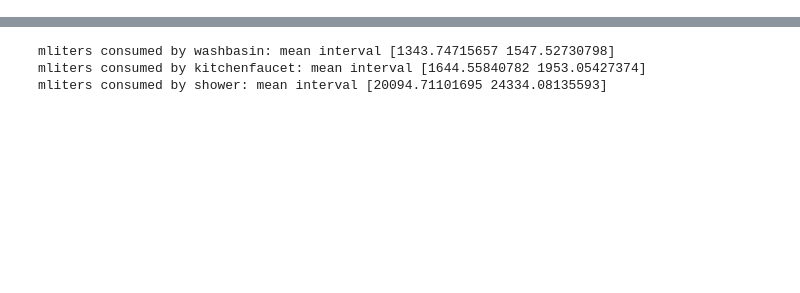
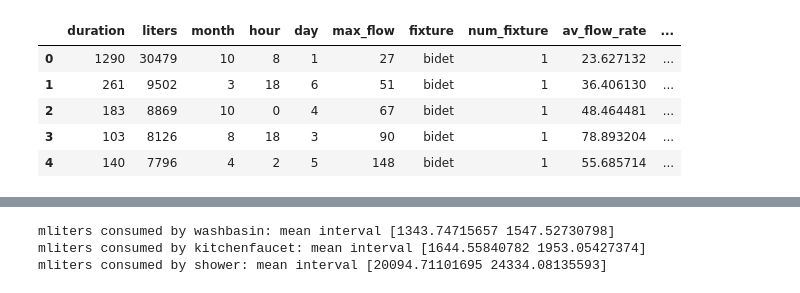
Before and after one commit to Tarantula-Community/EL-WaterDemandTS, a Jupyter notebook: Bootstrapping.ipynb, the cells around one changed output, grey strips where cells are left out. Drawn from its saved outputs; the diff is of its cells as text; code cells hidden in the pictures; blank space fills up the shorter version.

```diff
--- a/Bootstrapping.ipynb
+++ b/Bootstrapping.ipynb
@@ -29 +34,10 @@ plt.show()
+# %%
+water_data.head()
+# %% [output]
+|  | duration | liters | month | hour | day | max_flow | fixture | num_fixture | av_flow_rate | ... |
+| 0 | 1290 | 30479 | 10 | 8 | 1 | 27 | bidet | 1 | 23.627132 | ... |
+| 1 | 261 | 9502 | 3 | 18 | 6 | 51 | bidet | 1 | 36.406130 | ... |
+| 2 | 183 | 8869 | 10 | 0 | 4 | 67 | bidet | 1 | 48.464481 | ... |
+| 3 | 103 | 8126 | 8 | 18 | 3 | 90 | bidet | 1 | 78.893204 | ... |
+| 4 | 140 | 7796 | 4 | 2 | 5 | 148 | bidet | 1 | 55.685714 | ... |
 # %%
```
Also changed, not shown: parts of 6 cells of this notebook, 2 other files.
